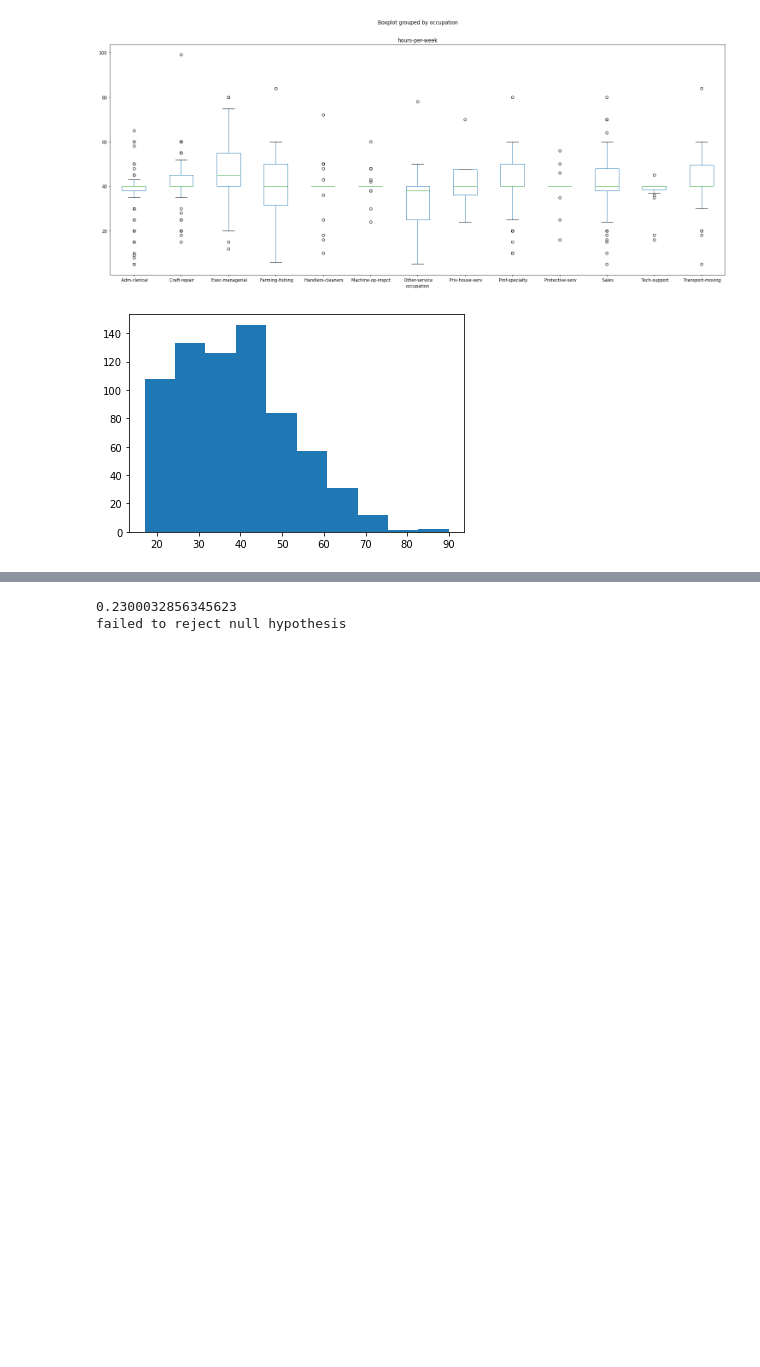
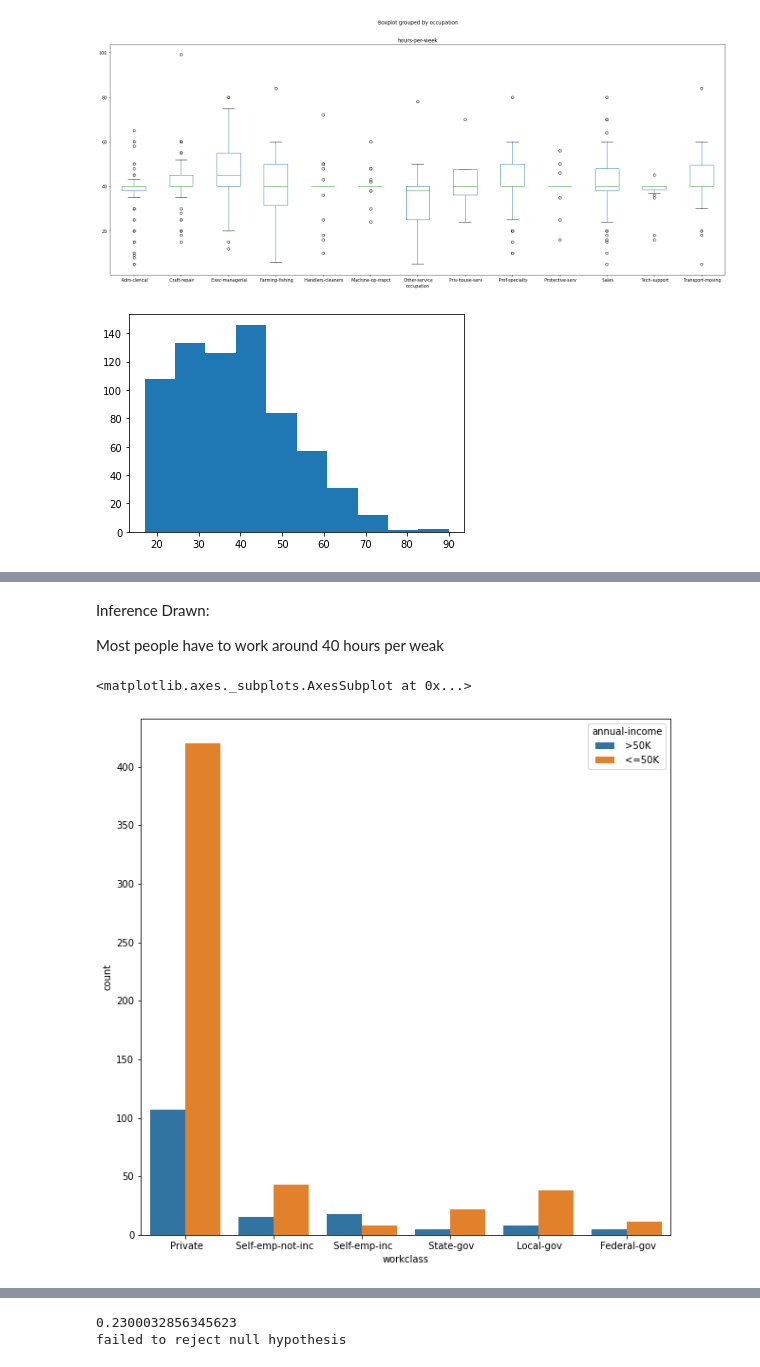
Before and after one commit to acmpesuecc/census_data, a Jupyter notebook: dataset3.ipynb, the cells around one changed output, grey strips where cells are left out. Cells and saved outputs as stored; diff of their text form; code cells hidden in the pictures; blank space fills up the shorter version.

```diff
--- a/dataset3.ipynb
+++ b/dataset3.ipynb
@@ -277,0 +284,10 @@ plt.show()
+# %% [markdown]
+Inference Drawn:
+
+Most people have to work around 40 hours per weak
+# %%
+plt.figure(figsize=(10,10))
+sns.countplot(dataset['workclass'],hue=dataset['annual-income'])
+# %% [output]
+<matplotlib.axes._subplots.AxesSubplot at 0x...>
+[figure, added]
```
Also changed, not shown: parts of 9 cells of this notebook.
